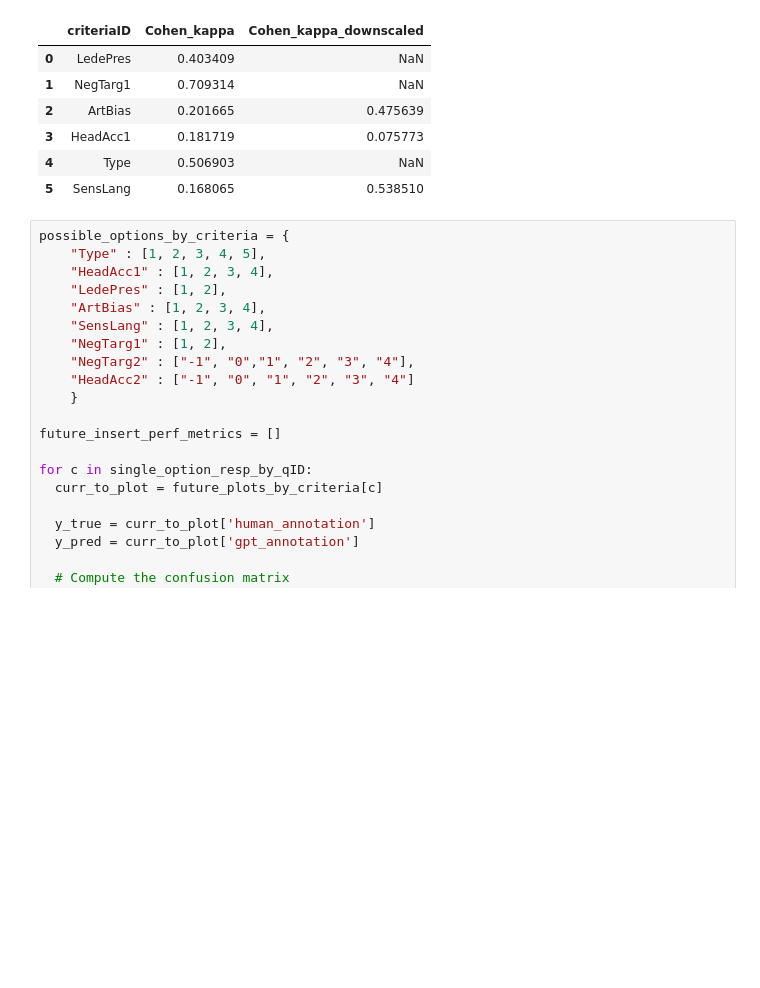
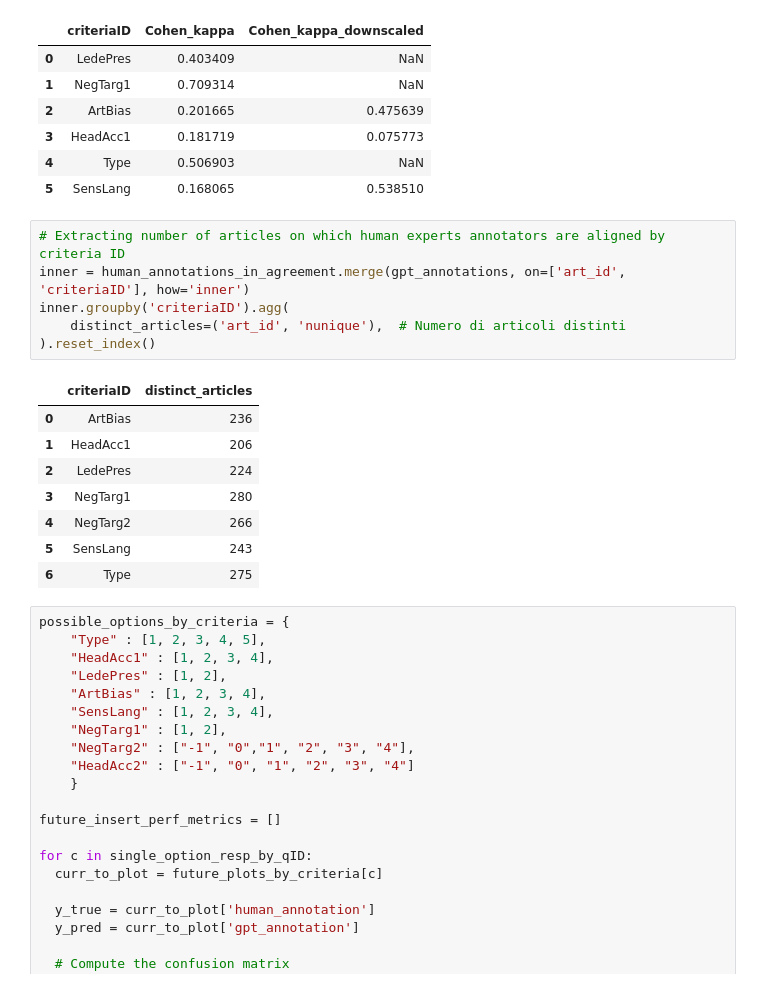
Before and after one commit to manuelP88/ReliabilityCriteriaEvaluationWithLLM, a Jupyter notebook: experiments.ipynb, the cells around one changed output. Cells and saved outputs as stored; diff of their text form; blank space fills up the shorter version.

```diff
--- a/experiments.ipynb
+++ b/experiments.ipynb
@@ -199,6 +199,21 @@ pd.DataFrame(future_insert)
 | 3 | HeadAcc1 | 0.181719 | 0.075773 |
 | 4 | Type | 0.506903 | NaN |
 | 5 | SensLang | 0.168065 | 0.538510 |
+# %%
+# Extracting number of articles on which human experts annotators are aligned by criteria ID
+inner = human_annotations_in_agreement.merge(gpt_annotations, on=['art_id', 'criteriaID'], how='inner')
+inner.groupby('criteriaID').agg(
+    distinct_articles=('art_id', 'nunique'),  # Numero di articoli distinti
+).reset_index()
+# %% [output]
+|  | criteriaID | distinct_articles |
+| 0 | ArtBias | 236 |
+| 1 | HeadAcc1 | 206 |
+| 2 | LedePres | 224 |
+| 3 | NegTarg1 | 280 |
+| 4 | NegTarg2 | 266 |
+| 5 | SensLang | 243 |
+| 6 | Type | 275 |
 # %%
 possible_options_by_criteria = {
     "Type" : [1, 2, 3, 4, 5],
```
